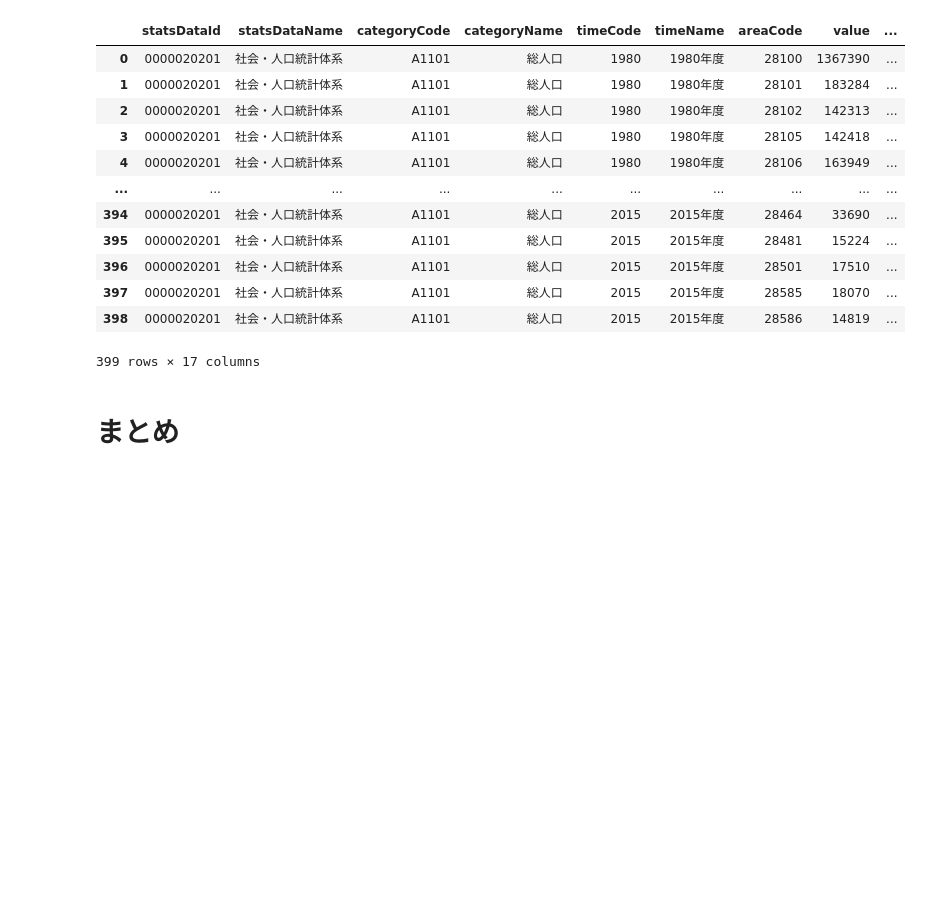
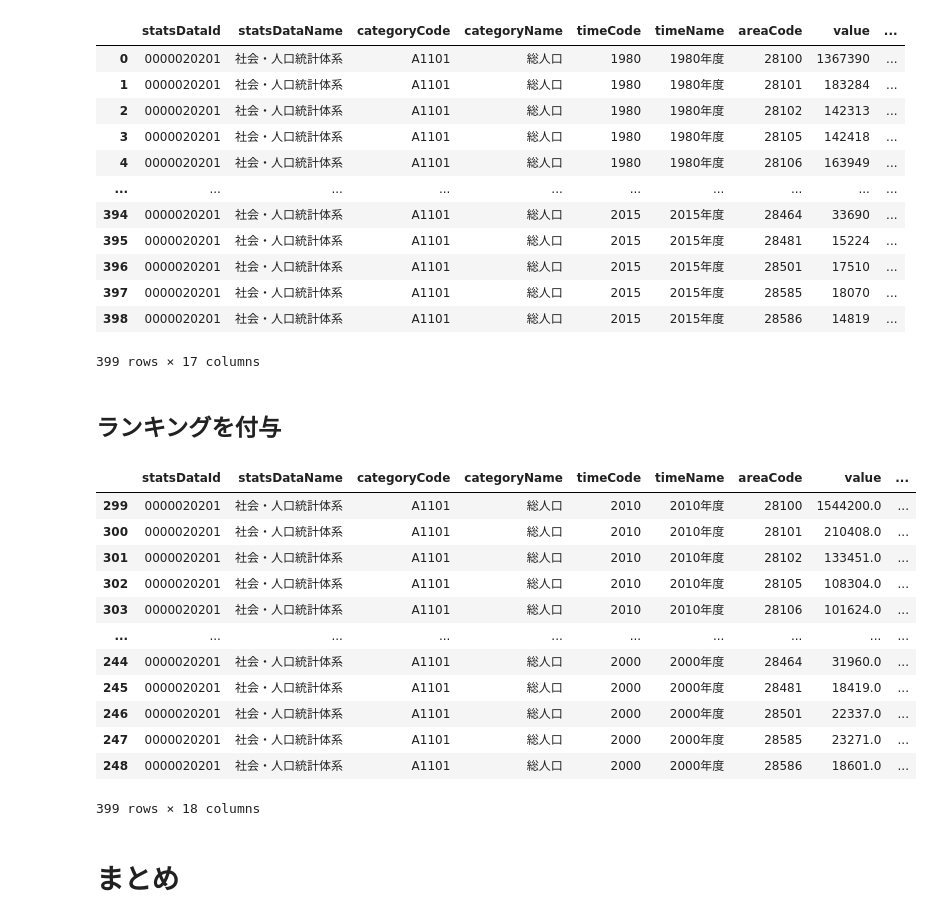
Before and after one commit to dicechick373/dicechick373, a Jupyter notebook: estat_APIのレスポンスをDataFrameに格納する.ipynb, the cells around one changed output. Cells and saved outputs as stored; diff of their text form; code cells hidden in the pictures; blank space fills up the shorter version.

```diff
--- a/estat_APIのレスポンスをDataFrameに格納する.ipynb
+++ b/estat_APIのレスポンスをDataFrameに格納する.ipynb
@@ -156,6 +169,50 @@ df2
 | 397 | 0000020201 | 社会・人口統計体系 | A1101 | 総人口 | 2015 | 2015年度 | 28585 | 18070 | ... |
 | 398 | 0000020201 | 社会・人口統計体系 | A1101 | 総人口 | 2015 | 2015年度 | 28586 | 14819 | ... |
 399 rows × 17 columns
+# %% [markdown]
+## ランキングを付与
+# %%
+def format_estat_dataframe_withrank(df_arg):
+
+  # 年度リストを作成
+  times = df_arg['timeCode'].tolist()
+  times = list(set(times))
+
+  # 返却するDataFrameの定義
+  df_res = pd.DataFrame(index=[], columns=[])
+
+  # 年度毎に順位を付与
+  for time in times:
+
+    # 単年度のdataを抽出
+    df_time = df_arg.copy()[df_arg['timeCode'] == time]
+
+    # valueを数値に変換して、'rank'を付与
+    df_time = df_time.astype({'value': float})
+    df_time['rank'] = df_time.rank(ascending=False)['value'].astype(int).astype(str)
+
+    # 結合
+    df_res = pd.concat([df_res, df_time])
+    df_res = df_res.astype({'value': str})
+
+  return df_res
+# %%
+df3 = format_estat_dataframe_withrank(df2)
+df3
+# %% [output]
+|  | statsDataId | statsDataName | categoryCode | categoryName | timeCode | timeName | areaCode | value | ... |
+| 299 | 0000020201 | 社会・人口統計体系 | A1101 | 総人口 | 2010 | 2010年度 | 28100 | 1544200.0 | ... |
+| 300 | 0000020201 | 社会・人口統計体系 | A1101 | 総人口 | 2010 | 2010年度 | 28101 | 210408.0 | ... |
+| 301 | 0000020201 | 社会・人口統計体系 | A1101 | 総人口 | 2010 | 2010年度 | 28102 | 133451.0 | ... |
+| 302 | 0000020201 | 社会・人口統計体系 | A1101 | 総人口 | 2010 | 2010年度 | 28105 | 108304.0 | ... |
+| 303 | 0000020201 | 社会・人口統計体系 | A1101 | 総人口 | 2010 | 2010年度 | 28106 | 101624.0 | ... |
+| ... | ... | ... | ... | ... | ... | ... | ... | ... | ... |
+| 244 | 0000020201 | 社会・人口統計体系 | A1101 | 総人口 | 2000 | 2000年度 | 28464 | 31960.0 | ... |
+| 245 | 0000020201 | 社会・人口統計体系 | A1101 | 総人口 | 2000 | 2000年度 | 28481 | 18419.0 | ... |
+| 246 | 0000020201 | 社会・人口統計体系 | A1101 | 総人口 | 2000 | 2000年度 | 28501 | 22337.0 | ... |
+| 247 | 0000020201 | 社会・人口統計体系 | A1101 | 総人口 | 2000 | 2000年度 | 28585 | 23271.0 | ... |
+| 248 | 0000020201 | 社会・人口統計体系 | A1101 | 総人口 | 2000 | 2000年度 | 28586 | 18601.0 | ... |
+399 rows × 18 columns
 # %% [markdown]
 # まとめ
 # %% [markdown]
```
Also changed, not shown: parts of 7 cells of this notebook.
